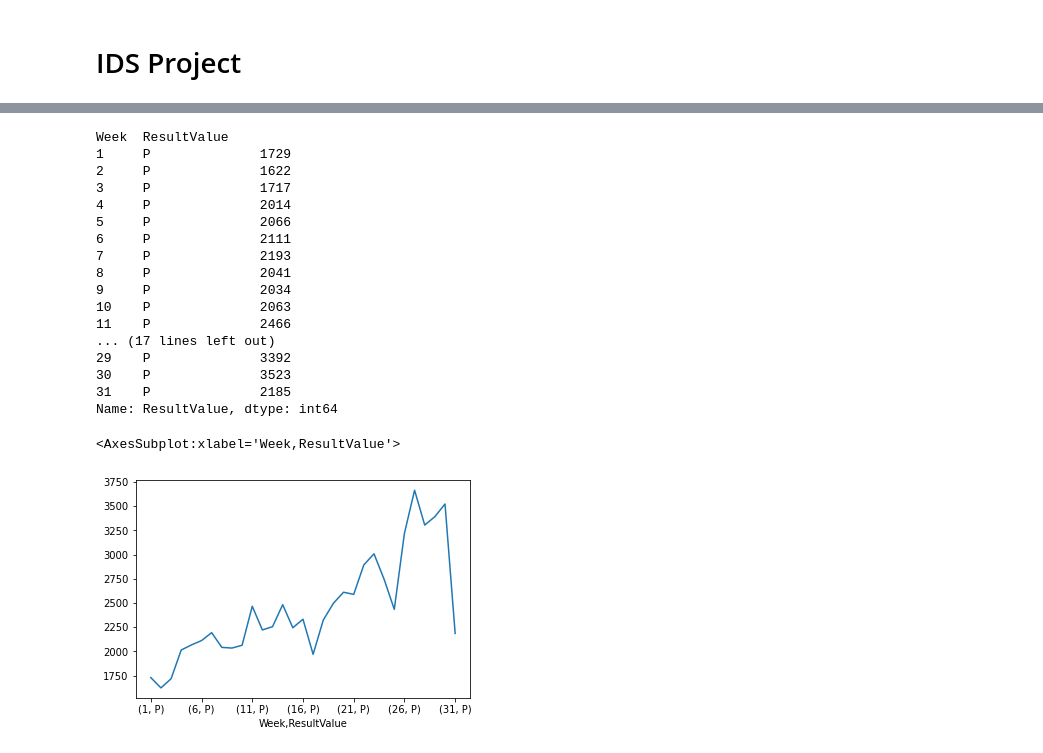
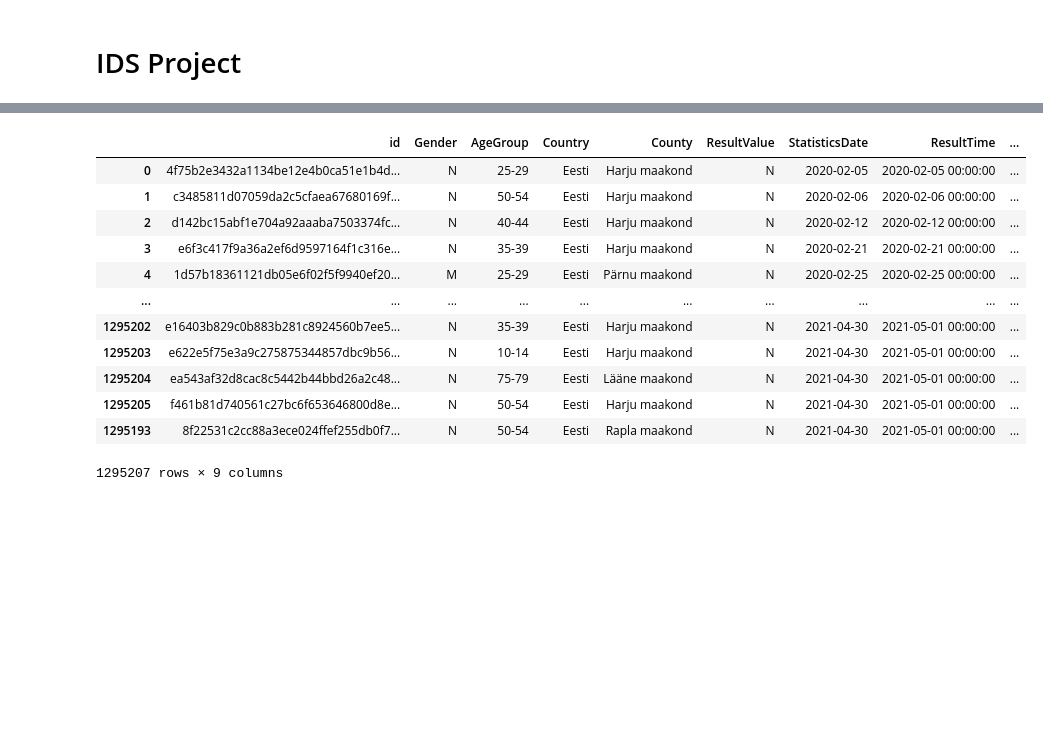
Before and after one commit to kerdokurs/ids_project, a Jupyter notebook: IDS_Project.ipynb, the cells around one changed output, grey strips where cells are left out. Saved outputs shown, nothing was run; the diff lists cells and outputs as text; code cells hidden in the pictures; blank space fills up the shorter version.

```diff
--- a/IDS_Project.ipynb
+++ b/IDS_Project.ipynb
@@ -68,43 +83,21 @@ covid_data_raw = pd.read_csv("data/covid.csv")
 # %%
 # Clean covid data
 covid_data_raw = covid_data_raw.sort_values(by="StatisticsDate")
-covid_data_2020 = covid_data_raw[(covid_data_raw["StatisticsDate"] >= "2020-05-01") & (covid_data_raw["StatisticsDate"] <= "2020-10-31")]
-covid_data_2021 = covid_data_raw[(covid_data_raw["StatisticsDate"] >= "2021-05-01") & (covid_data_raw["StatisticsDate"] <= "2021-10-31")]
-covid_data = covid_data_2020.append(covid_data_2021)
+#covid_data_2020 = covid_data_raw[(covid_data_raw["StatisticsDate"] >= "2020-05-01") & (covid_data_raw["StatisticsDate"] <= "2020-10-31")]
+#covid_data_2021 = covid_data_raw[(covid_data_raw["StatisticsDate"] >= "2021-05-01") & (covid_data_raw["StatisticsDate"] <= "2021-10-31")]
+covid_data = covid_data_raw[((covid_data_raw["StatisticsDate"] < "2021-05-01"))]
+covid_data
+# %% [output]
+|  | id | Gender | AgeGroup | Country | County | ResultValue | StatisticsDate | ResultTime | ... |
+| 0 | 4f75b2e3432a1134be12e4b0ca51e1b4d... | N | 25-29 | Eesti | Harju maakond | N | 2020-02-05 | 2020-02-05 00:00:00 | ... |
+| 1 | c3485811d07059da2c5cfaea67680169f... | N | 50-54 | Eesti | Harju maakond | N | 2020-02-06 | 2020-02-06 00:00:00 | ... |
+| 2 | d142bc15abf1e704a92aaaba7503374fc... | N | 40-44 | Eesti | Harju maakond | N | 2020-02-12 | 2020-02-12 00:00:00 | ... |
+| 3 | e6f3c417f9a36a2ef6d9597164f1c316e... | N | 35-39 | Eesti | Harju maakond | N | 2020-02-21 | 2020-02-21 00:00:00 | ... |
+| 4 | 1d57b18361121db05e6f02f5f9940ef20... | M | 25-29 | Eesti | Pärnu maakond | N | 2020-02-25 | 2020-02-25 00:00:00 | ... |
+| ... | ... | ... | ... | ... | ... | ... | ... | ... | ... |
+| 1295202 | e16403b829c0b883b281c8924560b7ee5... | N | 35-39 | Eesti | Harju maakond | N | 2021-04-30 | 2021-05-01 00:00:00 | ... |
+| 1295203 | e622e5f75e3a9c275875344857dbc9b56... | N | 10-14 | Eesti | Harju maakond | N | 2021-04-30 | 2021-05-01 00:00:00 | ... |
+| 1295204 | ea543af32d8cac8c5442b44bbd26a2c48... | N | 75-79 | Eesti | Lääne maakond | N | 2021-04-30 | 2021-05-01 00:00:00 | ... |
+| 1295205 | f461b81d740561c27bc6f653646800d8e... | N | 50-54 | Eesti | Harju maakond | N | 2021-04-30 | 2021-05-01 00:00:00 | ... |
+| 1295193 | 8f22531c2cc88a3ece024ffef255db0f7... | N | 50-54 | Eesti | Rapla maakond | N | 2021-04-30 | 2021-05-01 00:00:00 | ... |
+1295207 rows × 9 columns
-# %%
-# Eraldada koroonaviiruse andmestikust nakatumiste lained ning panna need kuupäevad "Weekly bikeride statistics" Celli, tundub mõistlikum kui et lihtsalt piirangute põhjal teha, sest
-# piirangutega on raske konkreetseid kuupäevi paika panna
-# aka teeme mingi linecharti nakatumistest ja selle põhjal eraldame kuupäevad kus nakatumised tõusid, langesid ning seome selle mingi teise pildiga posteril kus võrdleme bike usage sagedust nende lainete ajal ja non-lainete aegse sagedusega
-covid_data["StatisticsDate"] = covid_data["StatisticsDate"].astype(np.datetime64)
-covid_data["Week"] = covid_data["StatisticsDate"].dt.day
-
-covid_data = covid_data[covid_data.ResultValue == "P"]
-nakatumiste_data = covid_data.groupby(["Week"])["ResultValue"].value_counts()
-# nakatumiste_data["Week"] = covid_data["StatisticsDate"].dt.week
-covid_daterange = pd.date_range(start=min(covid_data["StatisticsDate"]), end=max(covid_data["StatisticsDate"]), freq="W")
-covid_daterange
-
-nakatumiste_data.plot(y="ResultValue", x="Week", kind="line")
-# plt.plot(nakatumiste_data["StatisticsDate"], nakatumiste_data["ResultValue"])
-
-# FIXME: X-telg on unreadable
-# %% [output]
-Week  ResultValue
-1     P              1729
-2     P              1622
-3     P              1717
-4     P              2014
-5     P              2066
-6     P              2111
-7     P              2193
-8     P              2041
-9     P              2034
-10    P              2063
-11    P              2466
-... (17 lines left out)
-29    P              3392
-30    P              3523
-31    P              2185
-Name: ResultValue, dtype: int64
-<AxesSubplot:xlabel='Week,ResultValue'>
-[figure, removed]
```
Also changed, not shown: parts of 10 cells of this notebook.
